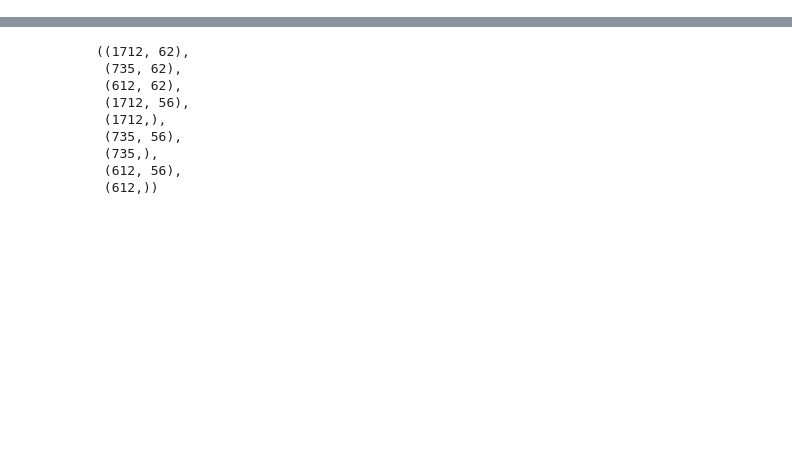
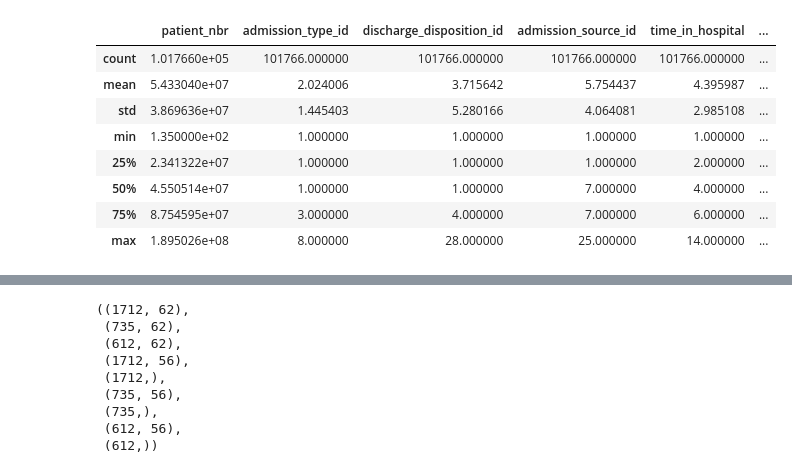
Before and after one commit to GabbyBarajasBroussard/diabetic-clustering-project, a Jupyter notebook: walkthrough.ipynb, the cells around one changed output, grey strips where cells are left out. Saved outputs shown, nothing was run; the diff lists cells and outputs as text; code cells hidden in the pictures; blank space fills up the shorter version.

```diff
--- a/walkthrough.ipynb
+++ b/walkthrough.ipynb
@@ -33,0 +52,12 @@ pd.set_option('display.max_columns', 80)
+# %%
+df.describe()
+# %% [output]
+|  | patient_nbr | admission_type_id | discharge_disposition_id | admission_source_id | time_in_hospital | ... |
+| count | 1.017660e+05 | 101766.000000 | 101766.000000 | 101766.000000 | 101766.000000 | ... |
+| mean | 5.433040e+07 | 2.024006 | 3.715642 | 5.754437 | 4.395987 | ... |
+| std | 3.869636e+07 | 1.445403 | 5.280166 | 4.064081 | 2.985108 | ... |
+| min | 1.350000e+02 | 1.000000 | 1.000000 | 1.000000 | 1.000000 | ... |
+| 25% | 2.341322e+07 | 1.000000 | 1.000000 | 1.000000 | 2.000000 | ... |
+| 50% | 4.550514e+07 | 1.000000 | 1.000000 | 7.000000 | 4.000000 | ... |
+| 75% | 8.754595e+07 | 3.000000 | 4.000000 | 7.000000 | 6.000000 | ... |
+| max | 1.895026e+08 | 8.000000 | 28.000000 | 25.000000 | 14.000000 | ... |
```
Also changed, not shown: parts of 14 cells of this notebook.
